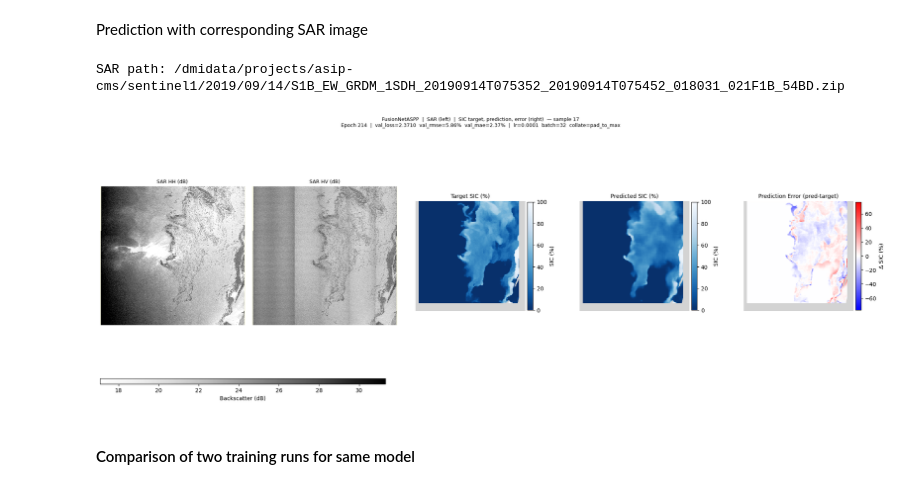
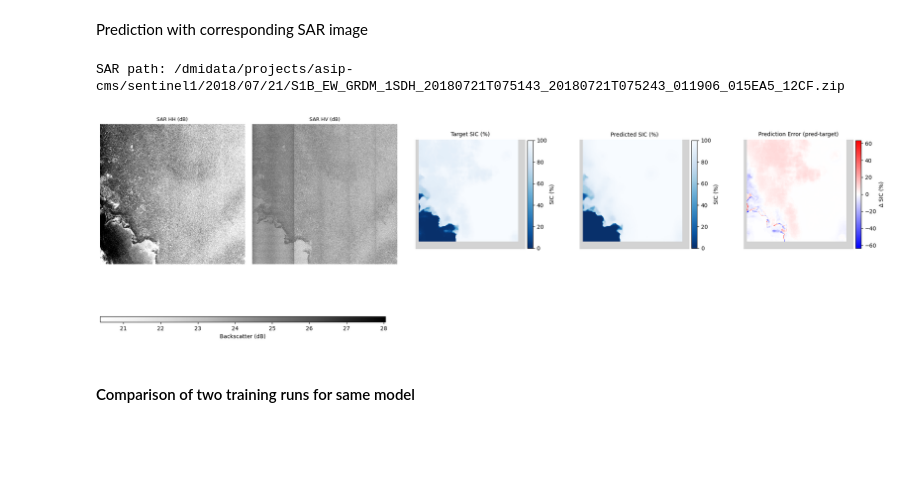
Before and after one commit to NinnaL/Master-thesis---Super-resolution-sea-ice-concentration-using-generative-AI, a Jupyter notebook: Code/prediction_plots.ipynb, the cells around one changed output. Cells and saved outputs as stored; diff of their text form; code cells hidden in the pictures; blank space fills up the shorter version.

```diff
--- a/Code/prediction_plots.ipynb
+++ b/Code/prediction_plots.ipynb
@@ -30,8 +30,8 @@ history_path = os.path.join(OUTPUT_DIR, f'training_history_{postfix}.npy')
 NUM_WORKERS = 0
 
 
-# device = torch.device('cuda' if torch.cuda.is_available() else 'cpu')
-device = torch.device('cpu')
+device = torch.device('cuda' if torch.cuda.is_available() else 'cpu')
+# device = torch.device('cpu')
 print(f"Using device: {device}")
 
 ### Load checkpoint — all model and training params come from here ###
@@ -85,7 +85,7 @@ Checkpoint  : epoch=214  in_channels=14  features=128
 Val metrics : loss=2.3710  rmse=5.86%  mae=2.37%
 Training    : lr=0.0001   sch=?  batch=32  wd=1e-05  grad_clip=1.0  collate=pad_to_max
 # %%
-SAMPLE_IDX  = 17   # which sample in the batch to plot
+SAMPLE_IDX  = 31   # which sample in the batch to plot
 
 ### Extract sample ###
 idx      = SAMPLE_IDX
@@ -296,7 +335,7 @@ sar_filename = sic_file.replace('_SIC.tiff', '.zip')
 sar_path     = os.path.join('/dmidata/projects/asip-cms/sentinel1', y, m, d, sar_filename)
 print(f'SAR path: {sar_path}')
 # %% [output]
-SAR path: /dmidata/projects/asip-cms/sentinel1/2019/09/14/S1B_EW_GRDM_1SDH_20190914T075352_20190914T075452_018031_021F1B_54BD.zip
+SAR path: /dmidata/projects/asip-cms/sentinel1/2018/07/21/S1B_EW_GRDM_1SDH_20180721T075143_20180721T075243_011906_015EA5_12CF.zip
 # %%
 # Prediction
 import zipfile
@@ -356,41 +395,43 @@ ax_hv.axis('off')
 
 # Shared SAR colorbar
 cbar_ax = fig.add_axes([0.02, 0.02, 0.36, 0.02])
 fig.colorbar(im_hh, cax=cbar_ax, orientation='horizontal', label='Backscatter (dB)')
 
 # SIC target
 vmin, vmax = 0, 100
 ax0 = fig.add_subplot(gs_sic[0, 0])
 im0 = ax0.imshow(sic_np, cmap=cmap_sic, vmin=vmin, vmax=vmax, interpolation='nearest')
 ax0.set_title('Target SIC (%)', fontsize=10)
 ax0.axis('off')
 plt.colorbar(im0, ax=ax0, fraction=0.046, pad=0.02, label='SIC (%)')
 
 # Predicted SIC
 ax1 = fig.add_subplot(gs_sic[0, 1])
 im1 = ax1.imshow(pred_np, cmap=cmap_sic, vmin=vmin, vmax=vmax, interpolation='nearest')
 ax1.set_title('Predicted SIC (%)', fontsize=10)
 ax1.axis('off')
 plt.colorbar(im1, ax=ax1, fraction=0.046, pad=0.02, label='SIC (%)')
 
 # Error
 abs_max = np.nanmax(np.abs(diff_np))
 ax2 = fig.add_subplot(gs_sic[0, 2])
 im2 = ax2.imshow(diff_np, cmap=cmap_diff, vmin=-abs_max, vmax=abs_max, interpolation='nearest')
 ax2.set_title('Prediction Error (pred-target)', fontsize=10)
 ax2.axis('off')
 plt.colorbar(im2, ax=ax2, fraction=0.046, pad=0.02, label='Δ SIC (%)')
 
-fig.suptitle(
-    f'{model_name}  |  SAR (left)  |  SIC target, prediction, error (right)  — sample {idx}\n'
-    f'Epoch {ckpt["epoch"]}  |  '
-    f'val_loss={ckpt["val_loss"]:.4f}  val_rmse={ckpt["val_rmse"]:.2f}%  val_mae={ckpt["val_mae"]:.2f}%  |  '
-    f'lr={lr}  batch={batch_size}  collate={collate}',
-    fontsize=9,
-)
+# fig.suptitle(
+#     f'{model_name}  |  SAR (left)  |  SIC target, prediction, error (right)  — sample {idx}\n'
+#     f'Epoch {ckpt["epoch"]}  |  '
+#     f'val_loss={ckpt["val_loss"]:.4f}  val_rmse={ckpt["val_rmse"]:.2f}%  val_mae={ckpt["val_mae"]:.2f}%  |  '
+#     f'lr={lr}  batch={batch_size}  collate={collate}',
+#     fontsize=9,
+# )
+plt.tight_layout()
+plt.savefig('/dmidata/users/nili/Master/Master-thesis---Super-resolution-sea-ice-concentration-using-generative-AI/figures/results/training/SPICE_pred_sar_3.png', dpi=300, bbox_inches='tight')
 plt.show()
 # %% [output]
-[figure, old version]
+[figure, new version]
 # %% [markdown]
 #### Comparison of two training runs for same model
 # %%
```
Also changed, not shown: parts of 6 cells of this notebook, 37 other files.
